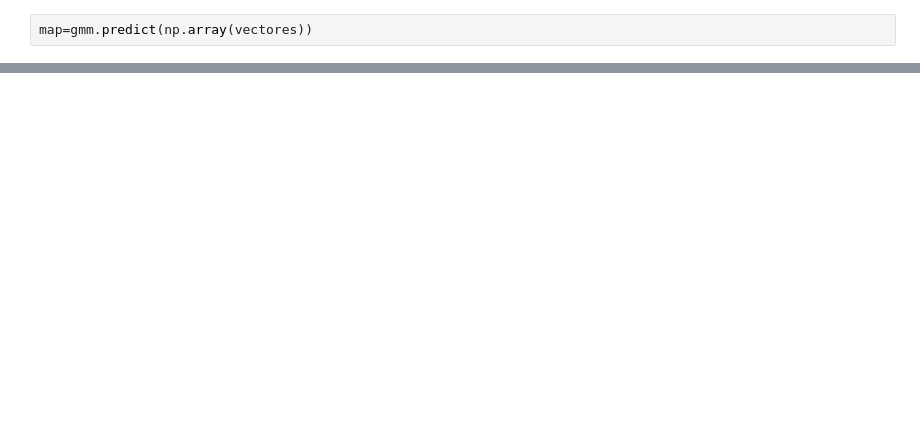
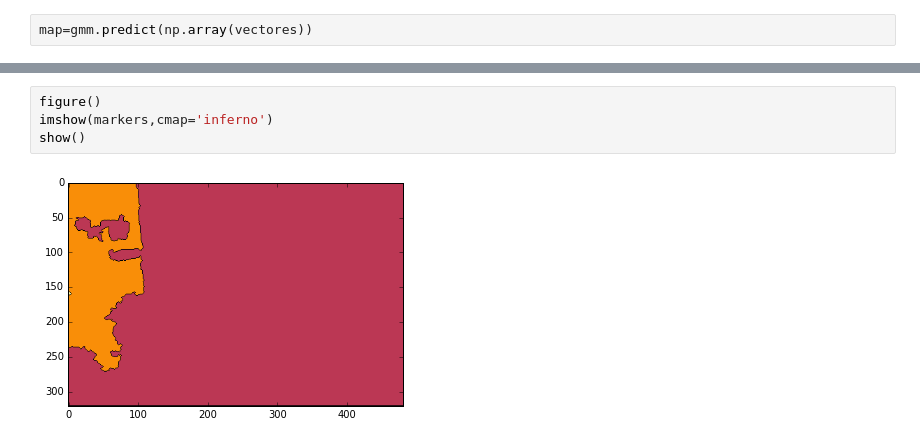
Before and after one commit to mateomarin97/IBIO4680, a Jupyter notebook: 06-Segmentation/Answer/Untitled0.ipynb, the cells around one changed output, grey strips where cells are left out. Cells and saved outputs as stored; diff of their text form; blank space fills up the shorter version.

```diff
--- a/06-Segmentation/Answer/Untitled0.ipynb
+++ b/06-Segmentation/Answer/Untitled0.ipynb
@@ -110,0 +169,6 @@ map=gmm.predict(np.array(vectores))
+# %%
+figure()
+imshow(markers,cmap='inferno')
+show()
+# %% [output]
+[figure, added]
```
Also changed, not shown: parts of 18 cells of this notebook, 19 other files.
